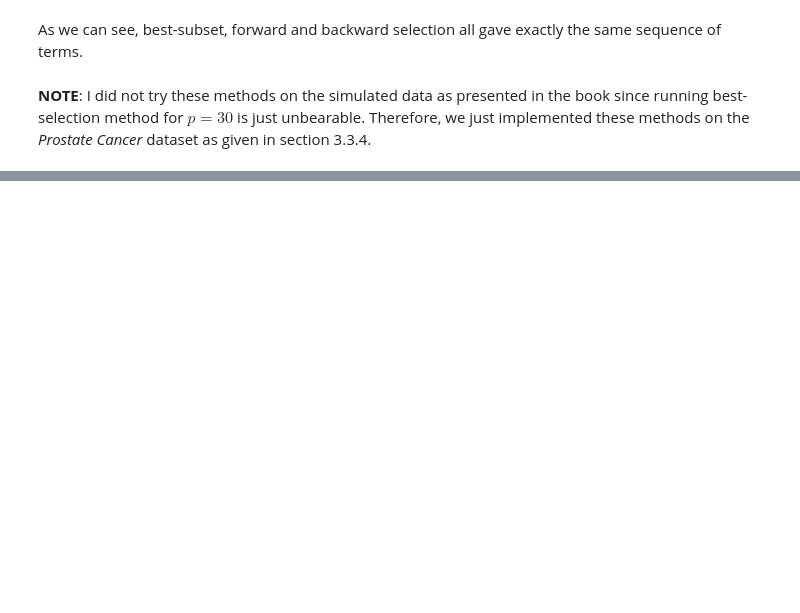
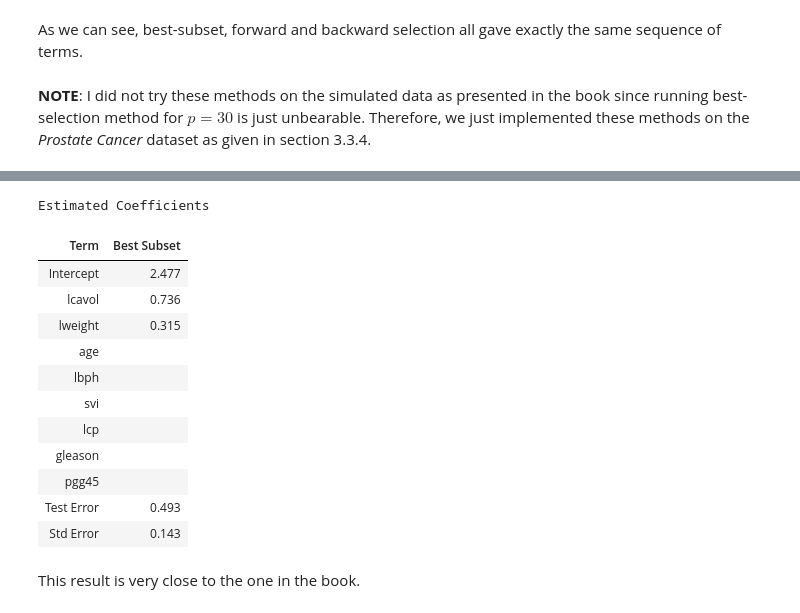
Before and after one commit to abkoesdw/The-Elements-of-Statistical-Learning-Python-Codes, a Jupyter notebook: Notebooks/Chapter 03 - Linear Methods for Regression/3.3 Subset Selection.ipynb, the cells around one changed output, grey strips where cells are left out. Saved outputs shown, nothing was run; the diff lists cells and outputs as text; code cells hidden in the pictures; blank space fills up the shorter version.

```diff
--- a/Notebooks/Chapter 03 - Linear Methods for Regression/3.3 Subset Selection.ipynb
+++ b/Notebooks/Chapter 03 - Linear Methods for Regression/3.3 Subset Selection.ipynb
@@ -388,0 +392,41 @@ As we can see, best-subset, forward and backward selection all gave exactly the
+# %%
+feature_index = [0, 1] # [lcacol, lweight]
+lsreg = LeastSquaresRegression()
+lsreg.fit(x_train[:, feature_index], y_train)
+
+# append 0s to fill the dataframe
+beta = np.append(np.round(lsreg.beta_hat, 3), [0, 0, 0, 0, 0, 0])
+x_test = df_x[train_test=='F'].values
+y_test =  df_y[train_test=='F'].values
+
+# calculate the mse and std. error
+y_hat = np.hstack([np.ones_like(x_test[:, 0]).reshape(-1, 1), x_test]) @ beta
+error = (y_test - y_hat).T @ (y_test - y_hat)
+mse = error / len(y_test)
+std_error = np.sqrt(np.var((y_test - y_hat) ** 2) / (len(y_test) - 1))
+
+bs_dframe = pd.DataFrame({'Best Subset': np.append(beta, np.array([mse, std_error]))})
+bs_dframe['Term'] = ['Intercept'] + list(prostate_cancer.meta[:-1]) + ['Test Error', 'Std Error']
+cols = bs_dframe.columns[::-1]
+bs_dframe = bs_dframe[cols].replace(0, '')
+bs_dframe.style.\
+    hide_index().\
+    set_caption('Estimated Coefficients').\
+    set_precision(3).\
+    apply(lambda x: ['font-weight: bold' if x['Term'] in ['Test Error', 'Std Error'] else '' for i in x], axis=1)
+# %% [output]
+Estimated Coefficients
+| Term | Best Subset |
+| Intercept | 2.477 |
+| lcavol | 0.736 |
+| lweight | 0.315 |
+| age |  |
+| lbph |  |
+| svi |  |
+| lcp |  |
+| gleason |  |
+| pgg45 |  |
+| Test Error | 0.493 |
+| Std Error | 0.143 |
+# %% [markdown]
+This result is very close to the one in the book.
```
Also changed, not shown: parts of 10 cells of this notebook, 4 other files.
